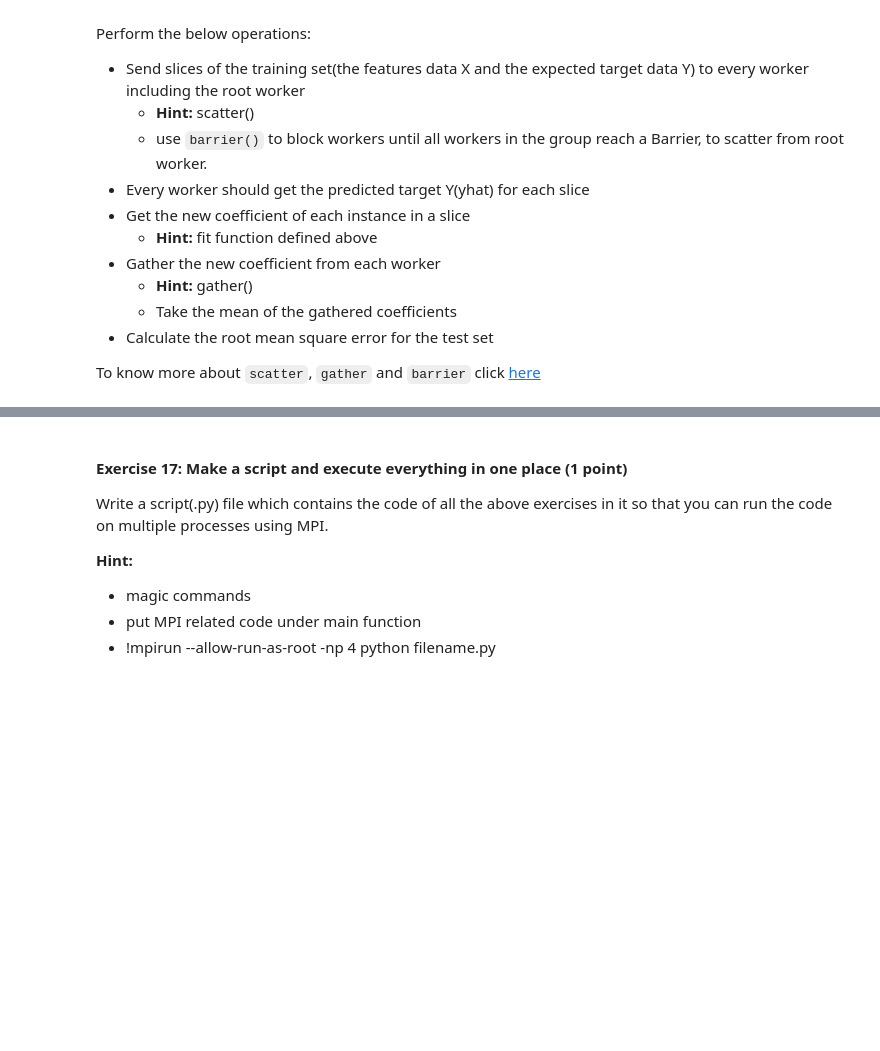
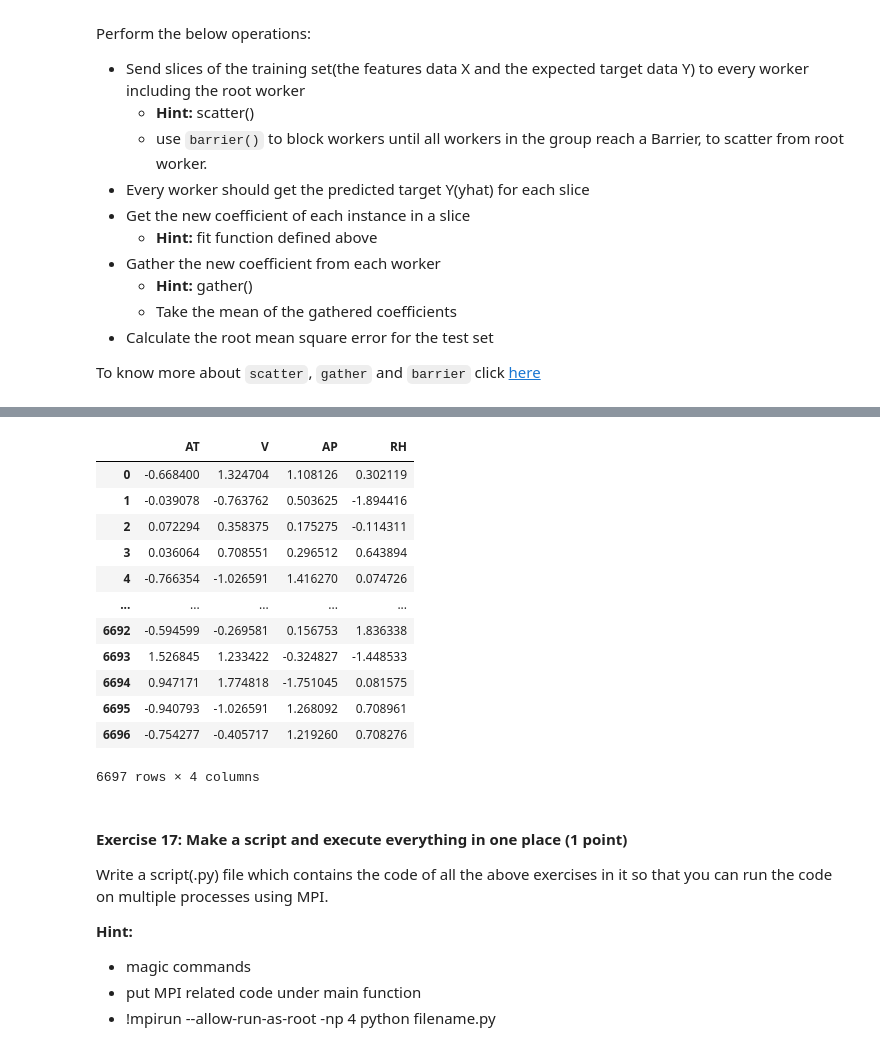
Before and after one commit to madhavamk/computational-data-science, a Jupyter notebook: MiniProjects/M4_NB_MiniProject_01_MLR_MPI_OpenMP.ipynb, the cells around one changed output, grey strips where cells are left out. Cells and saved outputs as stored; diff of their text form; code cells hidden in the pictures; blank space fills up the shorter version.

```diff
--- a/MiniProjects/M4_NB_MiniProject_01_MLR_MPI_OpenMP.ipynb
+++ b/MiniProjects/M4_NB_MiniProject_01_MLR_MPI_OpenMP.ipynb
@@ -340,9 +352,24 @@ Write a function named train_test_split which takes features and targets as inpu
 - Consider 70 % of data as a train set and the rest of the data as a test set
 # %%
 # YOUR CODE HERE
+def my_train_test_split(features, target, test_size=0.3, shuffle=True):
+    if shuffle:
+        data = features.copy()
+        data['target'] = target
+        data = data.sample(frac=1).reset_index(drop=True)
+        features = data.drop('target', axis=1)
+        target = data['target']
+        # Splitting the data
+    split_index = int(features.shape[0] * (1 - test_size))
+    X_train = features[:split_index]
+    X_test = features[split_index:]
+    Y_train = target[:split_index]
+    Y_test = target[split_index:]
+    return X_train, X_test, Y_train, Y_test
+
 def data_split(features, target):
     # YOUR CODE HERE
-    X_train, X_test, Y_train, Y_test = train_test_split(features, target, test_size=0.3, shuffle=True)
+    X_train, X_test, Y_train, Y_test = my_train_test_split(features, target, test_size=0.3, shuffle=True)
     return X_train, X_test, Y_train, Y_test
 # %%
 X_train, X_test, Y_train, Y_test = data_split(features, target)
@@ -428,5 +459,5 @@ def dividing_data(x_train, y_train, size_of_workers):
         data_for_worker.append(data[i*slice_for_each_worker:(i+1)*slice_for_each_worker])
     return data_for_worker
 # %%
-data_for_worker = dividing_data(features,target,4)
+data_for_worker = dividing_data(features,target,2)
 # %% [output]
@@ -466,15 +497,23 @@ To know more about `scatter`, `gather` and `barrier` click [here](https://nyu-cd
 # %%
 # YOUR CODE HERE
 if rank != 0:
-    data_for_worker = None
+    data_for_workers = None
+data_for_workers = comm.scatter(data_for_worker, root=0)
 comm.barrier()
-data_for_worker = comm.scatter(data_for_worker, root=0)
-print('Rank: ', id,', received data: ' , data_for_worker, '\n')
-intercept, coefficients = fit(data_for_worker.iloc[:,1:], data_for_worker.iloc[:,0])
+print('Rank: ', id,', received data: ' , data_for_workers, '\n')
+intercept, coefficients = fit(data_for_workers.iloc[:,:data_for_workers.shape[1]-1], data_for_workers.iloc[:,-1])
 comm.barrier()
-predictions = predict(data_for_worker.iloc[:,1:], intercept, coefficients)
+predictions = predict(data_for_workers.iloc[:,:data_for_workers.shape[1]-1], intercept, coefficients)
 comm.barrier()
 print(predictions)
+
+# Implement gather
+received_coeff = None
+received_coeff = comm.gather(coefficients, root=0)
+
+if rank == 0:
+    print('Intercept: {}'.format(intercept))
+    print('Rcvd Coefficients: {}'.format(received_coeff))
 
 # Use calc_rmse to calculate rmse
 rmse = calc_rmse(Y_test, X_test, intercept, coefficients)
@@ -502,3 +539,19 @@ RMSE: 1.606
+# %%
+data_for_workers.iloc[:,:data_for_workers.shape[1]-1]
+# %% [output]
+|  | AT | V | AP | RH |
+| 0 | -0.668400 | 1.324704 | 1.108126 | 0.302119 |
+| 1 | -0.039078 | -0.763762 | 0.503625 | -1.894416 |
+| 2 | 0.072294 | 0.358375 | 0.175275 | -0.114311 |
+| 3 | 0.036064 | 0.708551 | 0.296512 | 0.643894 |
+| 4 | -0.766354 | -1.026591 | 1.416270 | 0.074726 |
+| ... | ... | ... | ... | ... |
+| 6692 | -0.594599 | -0.269581 | 0.156753 | 1.836338 |
+| 6693 | 1.526845 | 1.233422 | -0.324827 | -1.448533 |
+| 6694 | 0.947171 | 1.774818 | -1.751045 | 0.081575 |
+| 6695 | -0.940793 | -1.026591 | 1.268092 | 0.708961 |
+| 6696 | -0.754277 | -0.405717 | 1.219260 | 0.708276 |
+6697 rows × 4 columns
 # %% [markdown]
 #### Exercise 17: Make a script and execute everything in one place (1 point)
 
```
Also changed, not shown: parts of 8 cells of this notebook.
